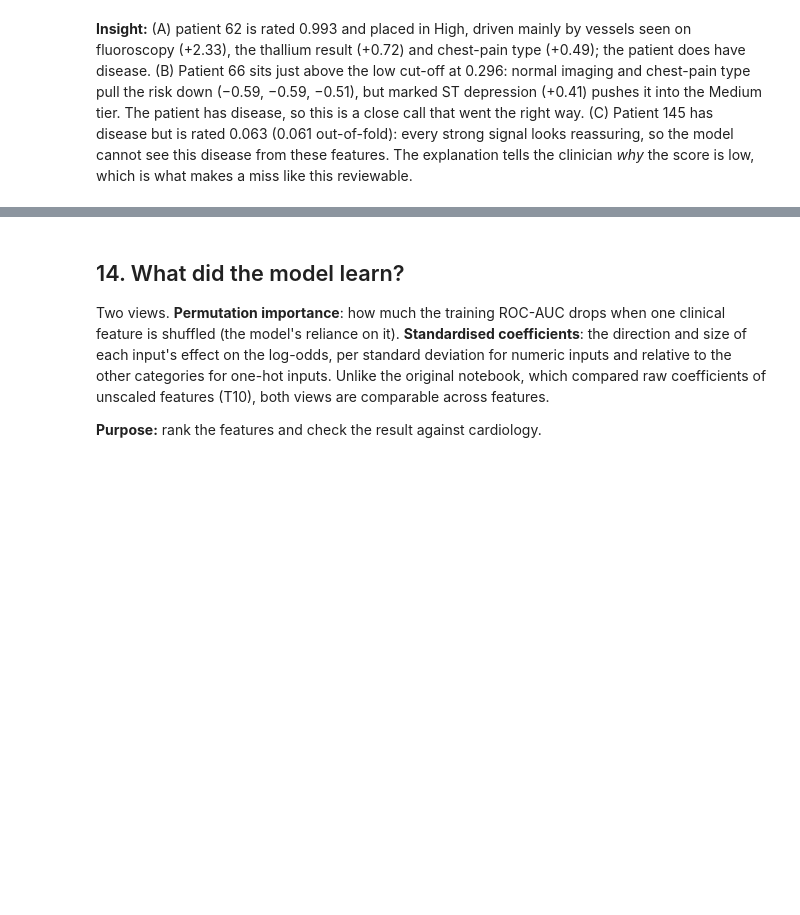
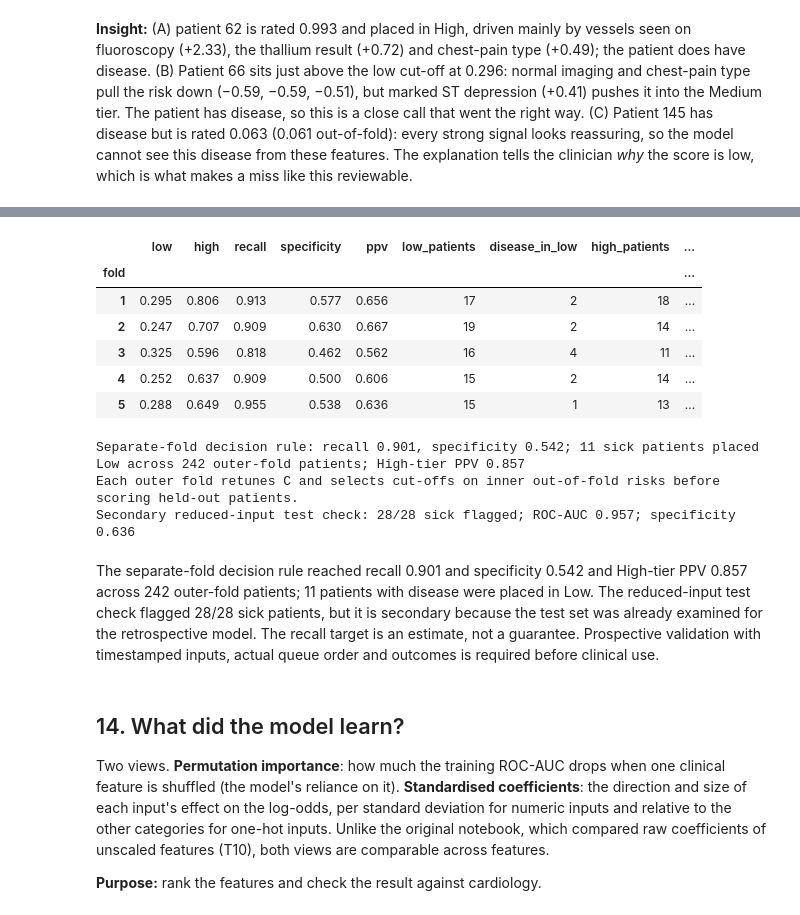
Before and after one commit to ArayathamTarakulpratip/heart-disease-prediction, a Jupyter notebook: heart_disease_pitch_gold_standard.ipynb, the cells around one changed output, grey strips where cells are left out. Cells and saved outputs as stored; diff of their text form; code cells hidden in the pictures; blank space fills up the shorter version.

```diff
--- a/heart_disease_pitch_gold_standard.ipynb
+++ b/heart_disease_pitch_gold_standard.ipynb
@@ -1214,3 +1214,31 @@ Hungary: 294 patients, 36.1% with disease; missing share of dropped columns: {'c
+# %%
+oof10 = evaluation.oof_proba(model10, X_train, y_train)
+decision_folds = evaluation.nested_decision_cv("Logistic Regression", X_train, y_train, drop=DROP, n_iter=10)
+display(decision_folds.round(3))
+decision_rates = {"recall": 1 - decision_folds["disease_in_low"].sum() / decision_folds["test_disease"].sum(),
+                  "specificity": float(np.average(decision_folds["specificity"], weights=decision_folds["test_patients"] - decision_folds["test_disease"])),
+                  "high_ppv": float(decision_folds["disease_in_high"].sum() / decision_folds["high_patients"].sum())}
+print(f"Separate-fold decision rule: recall {decision_rates['recall']:.3f}, specificity {decision_rates['specificity']:.3f}; "
+      f"{decision_folds['disease_in_low'].sum()} sick patients placed Low across {decision_folds['test_patients'].sum()} outer-fold patients; "
+      f"High-tier PPV {decision_rates['high_ppv']:.3f}")
+print("Each outer fold retunes C and selects cut-offs on inner out-of-fold risks before scoring held-out patients.")
+p10_test = model10.predict_proba(X_test)[:, 1]
+main_test = evaluation.bootstrap_ci(y_test, p10_test, th10["low"])
+main_caught = int(((p10_test >= th10["low"]) & (y_test.to_numpy() == 1)).sum())
+print(f"Secondary reduced-input test check: {main_caught}/{int(y_test.sum())} sick flagged; ROC-AUC {main_test.loc['roc_auc','point']:.3f}; specificity {main_test.loc['specificity','point']:.3f}")
+# %% [output]
+|  | low | high | recall | specificity | ppv | low_patients | disease_in_low | high_patients | ... |
+| fold |  |  |  |  |  |  |  |  | ... |
+| 1 | 0.295 | 0.806 | 0.913 | 0.577 | 0.656 | 17 | 2 | 18 | ... |
+| 2 | 0.247 | 0.707 | 0.909 | 0.630 | 0.667 | 19 | 2 | 14 | ... |
+| 3 | 0.325 | 0.596 | 0.818 | 0.462 | 0.562 | 16 | 4 | 11 | ... |
+| 4 | 0.252 | 0.637 | 0.909 | 0.500 | 0.606 | 15 | 2 | 14 | ... |
+| 5 | 0.288 | 0.649 | 0.955 | 0.538 | 0.636 | 15 | 1 | 13 | ... |
+Separate-fold decision rule: recall 0.901, specificity 0.542; 11 sick patients placed Low across 242 outer-fold patients; High-tier PPV 0.857
+Each outer fold retunes C and selects cut-offs on inner out-of-fold risks before scoring held-out patients.
+Secondary reduced-input test check: 28/28 sick flagged; ROC-AUC 0.957; specificity 0.636
+# %% [markdown]
+The separate-fold decision rule reached recall 0.901 and specificity 0.542 and High-tier PPV 0.857 across 242 outer-fold patients; 11 patients with disease were placed in Low. The reduced-input test check flagged 28/28 sick patients, but it is secondary because the test set was already examined for the retrospective model. The recall target is an estimate, not a guarantee. Prospective validation with timestamped inputs, actual queue order and outcomes is required before clinical use.
 # %% [markdown]
 ## 14. What did the model learn?
 
```
Also changed, not shown: parts of 27 cells of this notebook, 15 other files.
